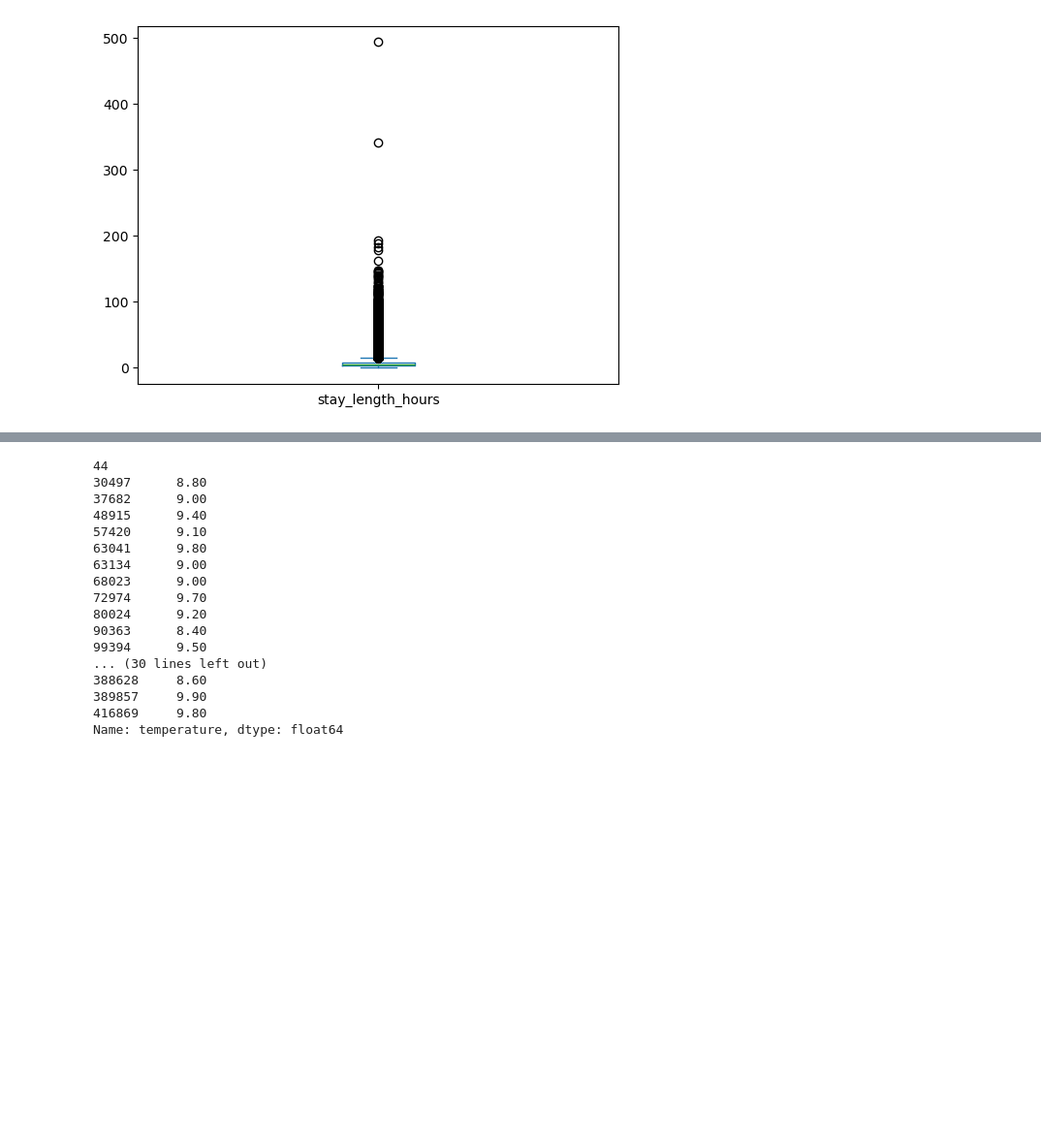
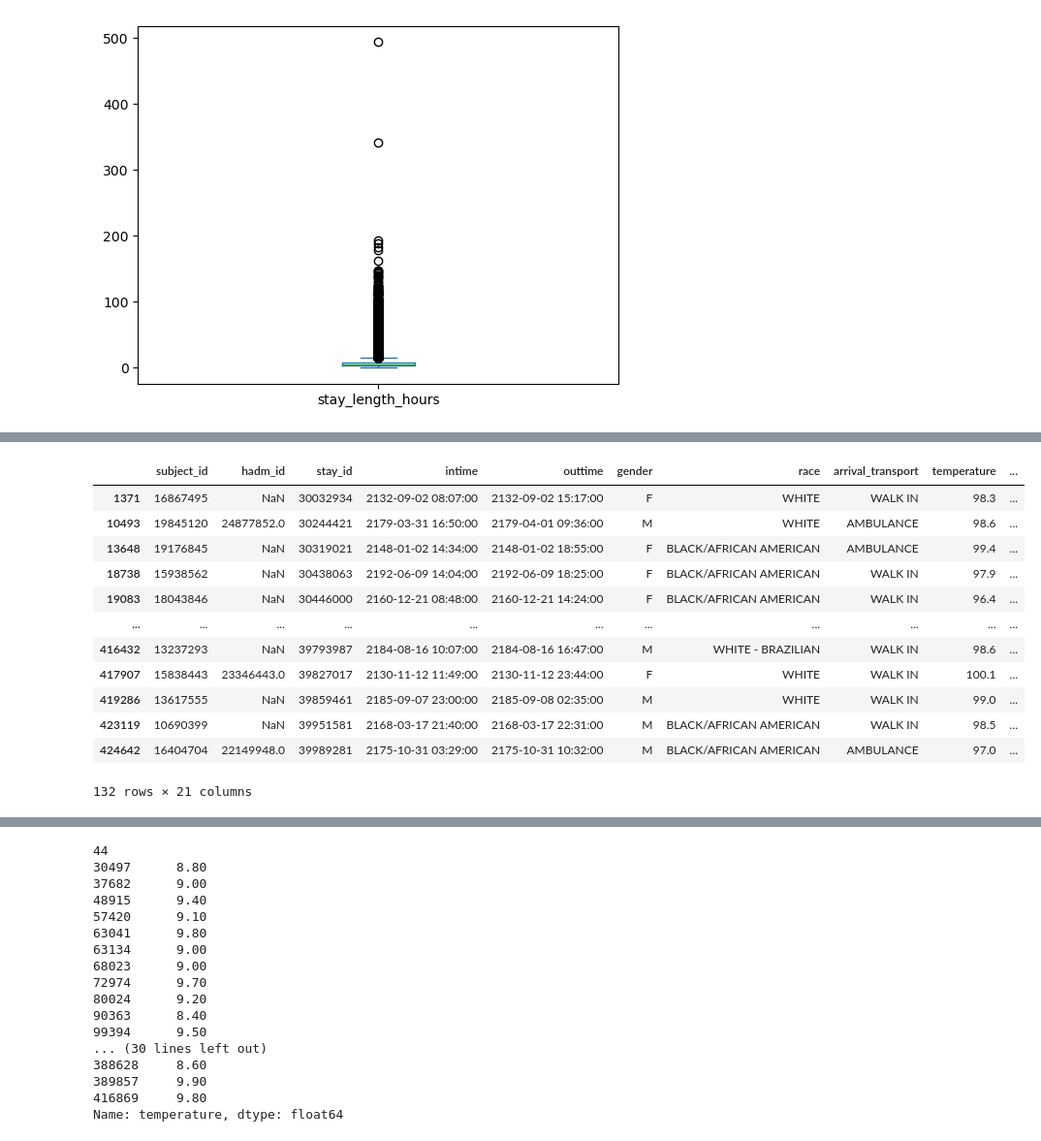
Before and after one commit to ewiesner/Emergency-Department-Wait-Times-, a Jupyter notebook: Cleaning.ipynb, the cells around one changed output, grey strips where cells are left out. Shown at 97% size. Drawn from its saved outputs; the diff is of its cells as text; code cells hidden in the pictures; blank space fills up the shorter version.

```diff
--- a/Cleaning.ipynb
+++ b/Cleaning.ipynb
@@ -60,3 +76,19 @@ df = df[df['stay_length_hours'] <= 300]
+# %%
+df[df['sbp'] < 30]
+# %% [output]
+|  | subject_id | hadm_id | stay_id | intime | outtime | gender | race | arrival_transport | temperature | ... |
+| 1371 | 16867495 | NaN | 30032934 | 2132-09-02 08:07:00 | 2132-09-02 15:17:00 | F | WHITE | WALK IN | 98.3 | ... |
+| 10493 | 19845120 | 24877852.0 | 30244421 | 2179-03-31 16:50:00 | 2179-04-01 09:36:00 | M | WHITE | AMBULANCE | 98.6 | ... |
+| 13648 | 19176845 | NaN | 30319021 | 2148-01-02 14:34:00 | 2148-01-02 18:55:00 | F | BLACK/AFRICAN AMERICAN | AMBULANCE | 99.4 | ... |
+| 18738 | 15938562 | NaN | 30438063 | 2192-06-09 14:04:00 | 2192-06-09 18:25:00 | F | BLACK/AFRICAN AMERICAN | WALK IN | 97.9 | ... |
+| 19083 | 18043846 | NaN | 30446000 | 2160-12-21 08:48:00 | 2160-12-21 14:24:00 | F | BLACK/AFRICAN AMERICAN | WALK IN | 96.4 | ... |
+| ... | ... | ... | ... | ... | ... | ... | ... | ... | ... | ... |
+| 416432 | 13237293 | NaN | 39793987 | 2184-08-16 10:07:00 | 2184-08-16 16:47:00 | M | WHITE - BRAZILIAN | WALK IN | 98.6 | ... |
+| 417907 | 15838443 | 23346443.0 | 39827017 | 2130-11-12 11:49:00 | 2130-11-12 23:44:00 | F | WHITE | WALK IN | 100.1 | ... |
+| 419286 | 13617555 | NaN | 39859461 | 2185-09-07 23:00:00 | 2185-09-08 02:35:00 | M | WHITE | WALK IN | 99.0 | ... |
+| 423119 | 10690399 | NaN | 39951581 | 2168-03-17 21:40:00 | 2168-03-17 22:31:00 | M | BLACK/AFRICAN AMERICAN | WALK IN | 98.5 | ... |
+| 424642 | 16404704 | 22149948.0 | 39989281 | 2175-10-31 03:29:00 | 2175-10-31 10:32:00 | M | BLACK/AFRICAN AMERICAN | AMBULANCE | 97.0 | ... |
+132 rows × 21 columns
 # %%
 #Now let's look at each variable more closely.
 
```
Also changed, not shown: parts of 2 cells of this notebook, 1 other file.
